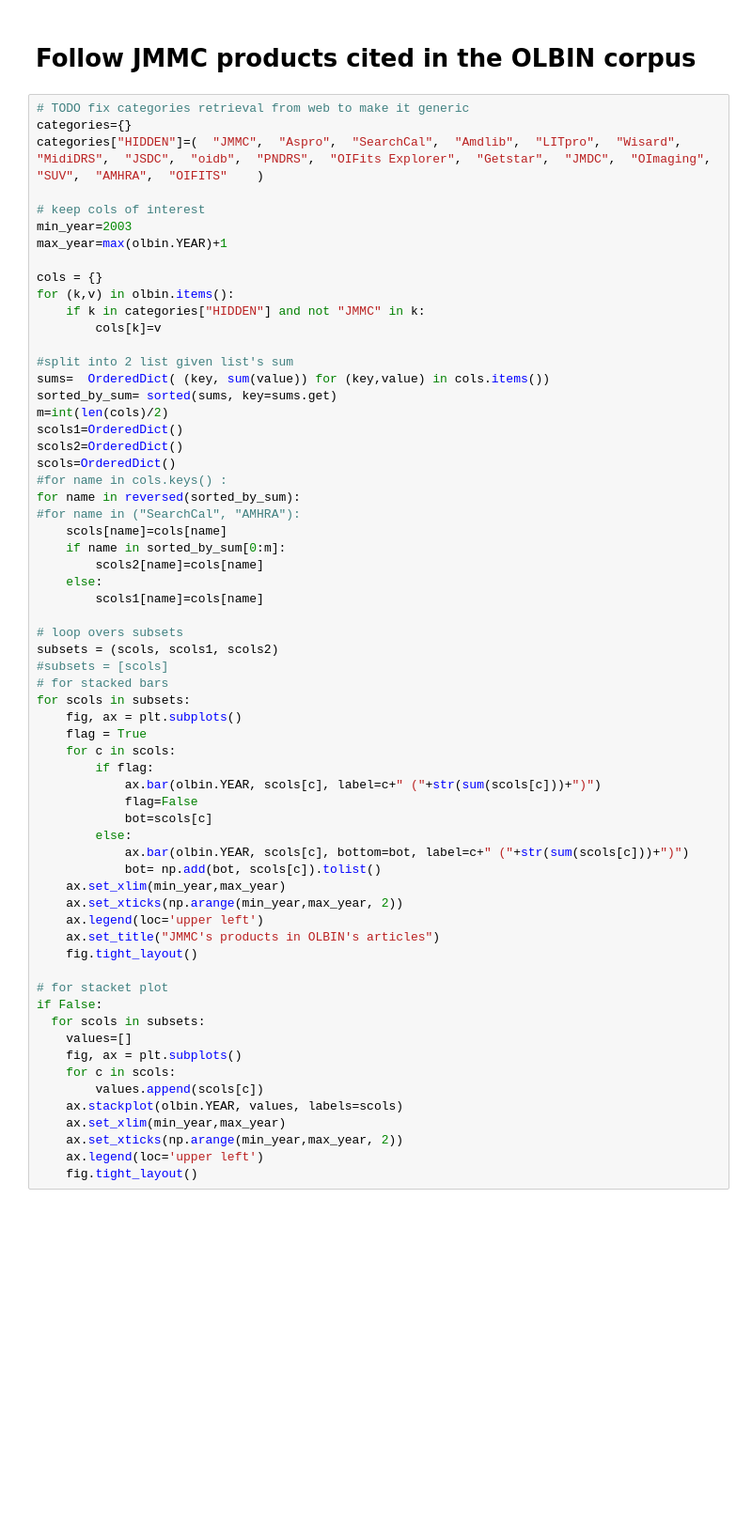
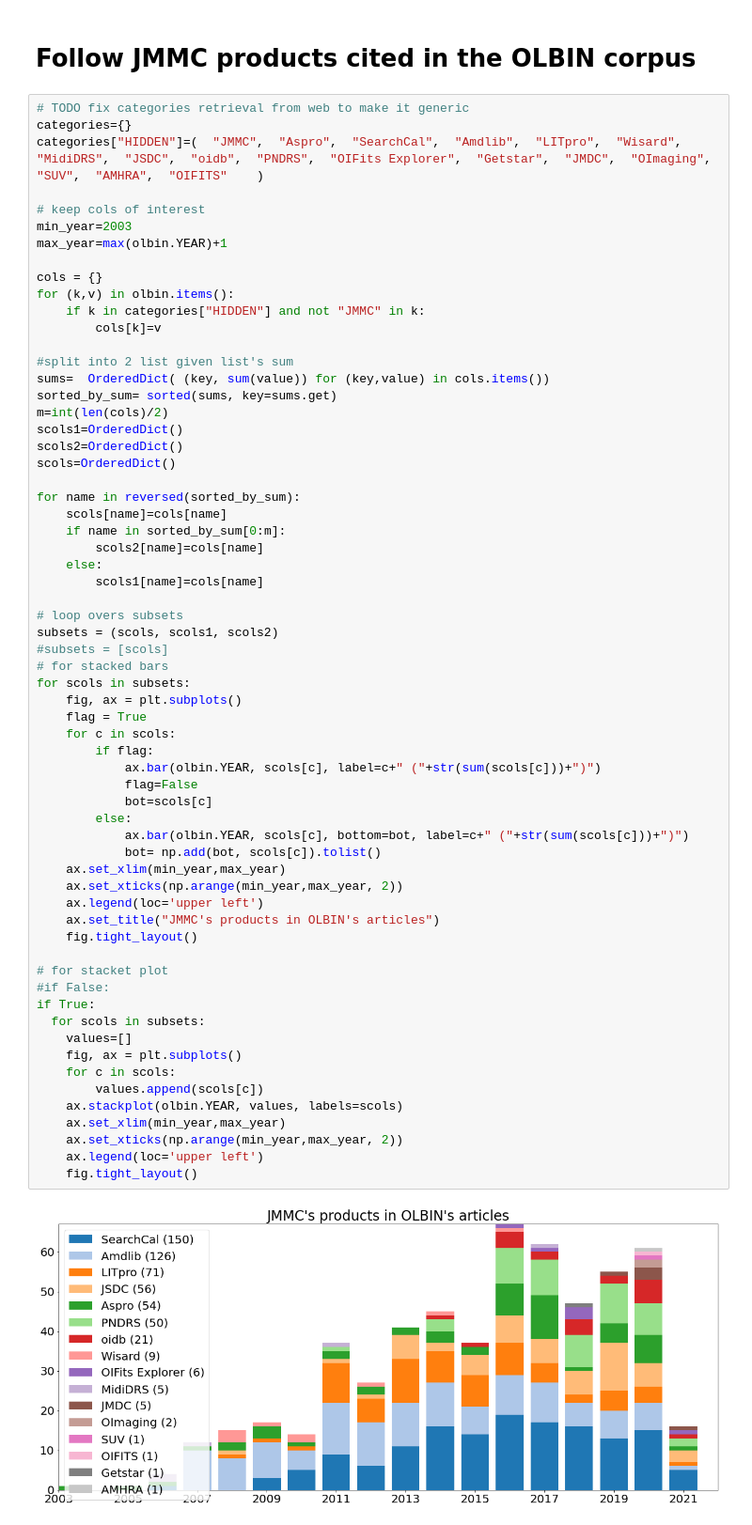
Before and after one commit to JMMC-OpenDev/jmmc-python-snippets, a Jupyter notebook: olbin-pubs.ipynb, the cells around one changed output. Shown: that part at 94% size. Cells and saved outputs as stored; diff of their text form; blank space fills up the shorter version.

Commit message:
update whole notebook- some graph where missing

```diff
--- a/olbin-pubs.ipynb
+++ b/olbin-pubs.ipynb
@@ -70,9 +70,8 @@ m=int(len(cols)/2)
 scols1=OrderedDict()
 scols2=OrderedDict()
 scols=OrderedDict()
-#for name in cols.keys() :
+
 for name in reversed(sorted_by_sum):
-#for name in ("SearchCal", "AMHRA"):
     scols[name]=cols[name]
     if name in sorted_by_sum[0:m]:
         scols2[name]=cols[name]
@@ -84,31 +83,34 @@ subsets = (scols, scols1, scols2)
 #subsets = [scols]
 # for stacked bars
 for scols in subsets:
     fig, ax = plt.subplots()
     flag = True
     for c in scols:
         if flag:
             ax.bar(olbin.YEAR, scols[c], label=c+" ("+str(sum(scols[c]))+")")
             flag=False
             bot=scols[c]
         else:
             ax.bar(olbin.YEAR, scols[c], bottom=bot, label=c+" ("+str(sum(scols[c]))+")")
             bot= np.add(bot, scols[c]).tolist()
     ax.set_xlim(min_year,max_year)
     ax.set_xticks(np.arange(min_year,max_year, 2))
     ax.legend(loc='upper left')
     ax.set_title("JMMC's products in OLBIN's articles")
     fig.tight_layout()
 
 # for stacket plot
-if False:
+#if False:
+if True:
   for scols in subsets:
     values=[]
     fig, ax = plt.subplots()
     for c in scols:
         values.append(scols[c])
     ax.stackplot(olbin.YEAR, values, labels=scols)
     ax.set_xlim(min_year,max_year)
     ax.set_xticks(np.arange(min_year,max_year, 2))
     ax.legend(loc='upper left')
     fig.tight_layout()
+# %% [output]
+[figure, added]
```
Also changed, not shown: parts of 2 cells of this notebook.
